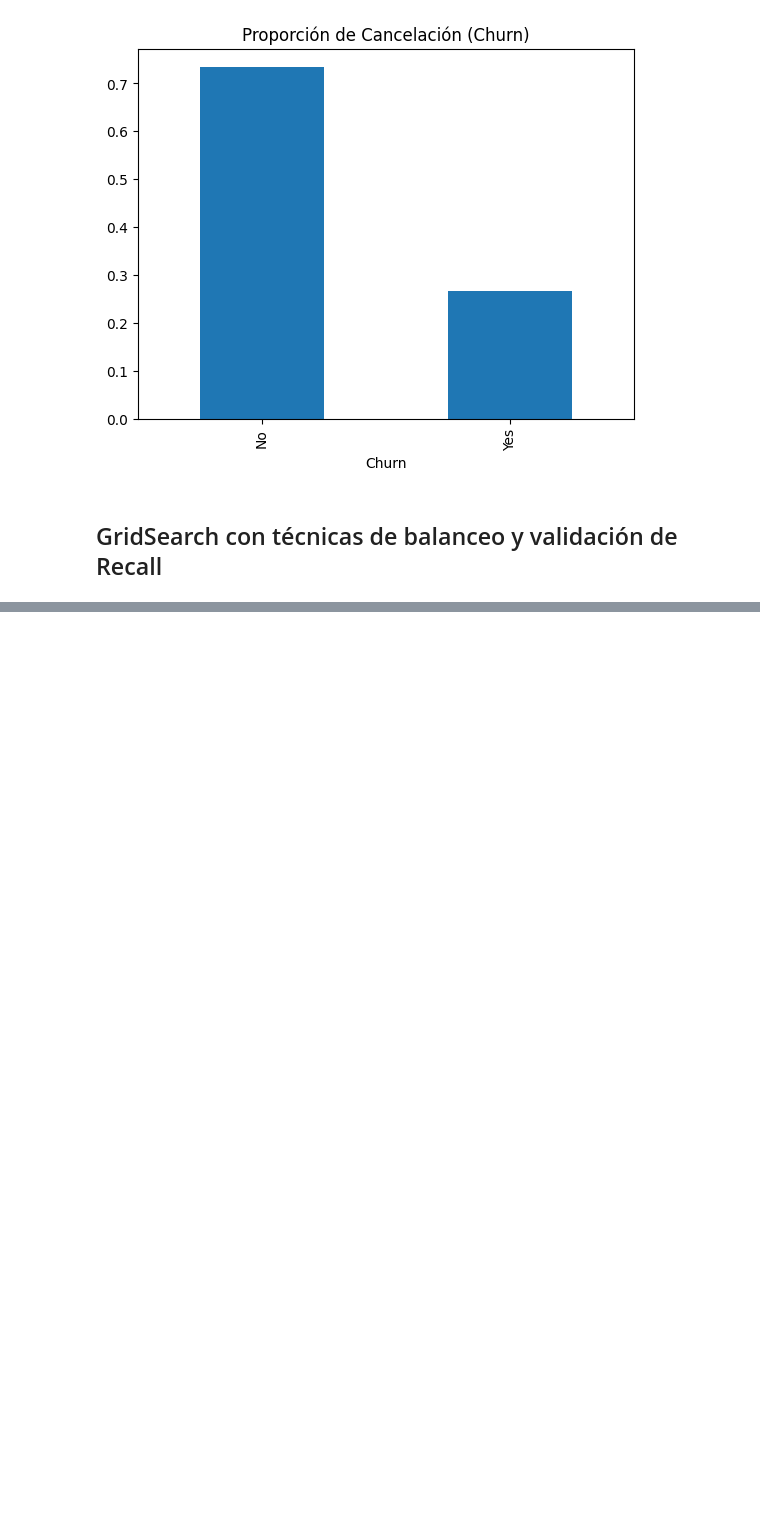
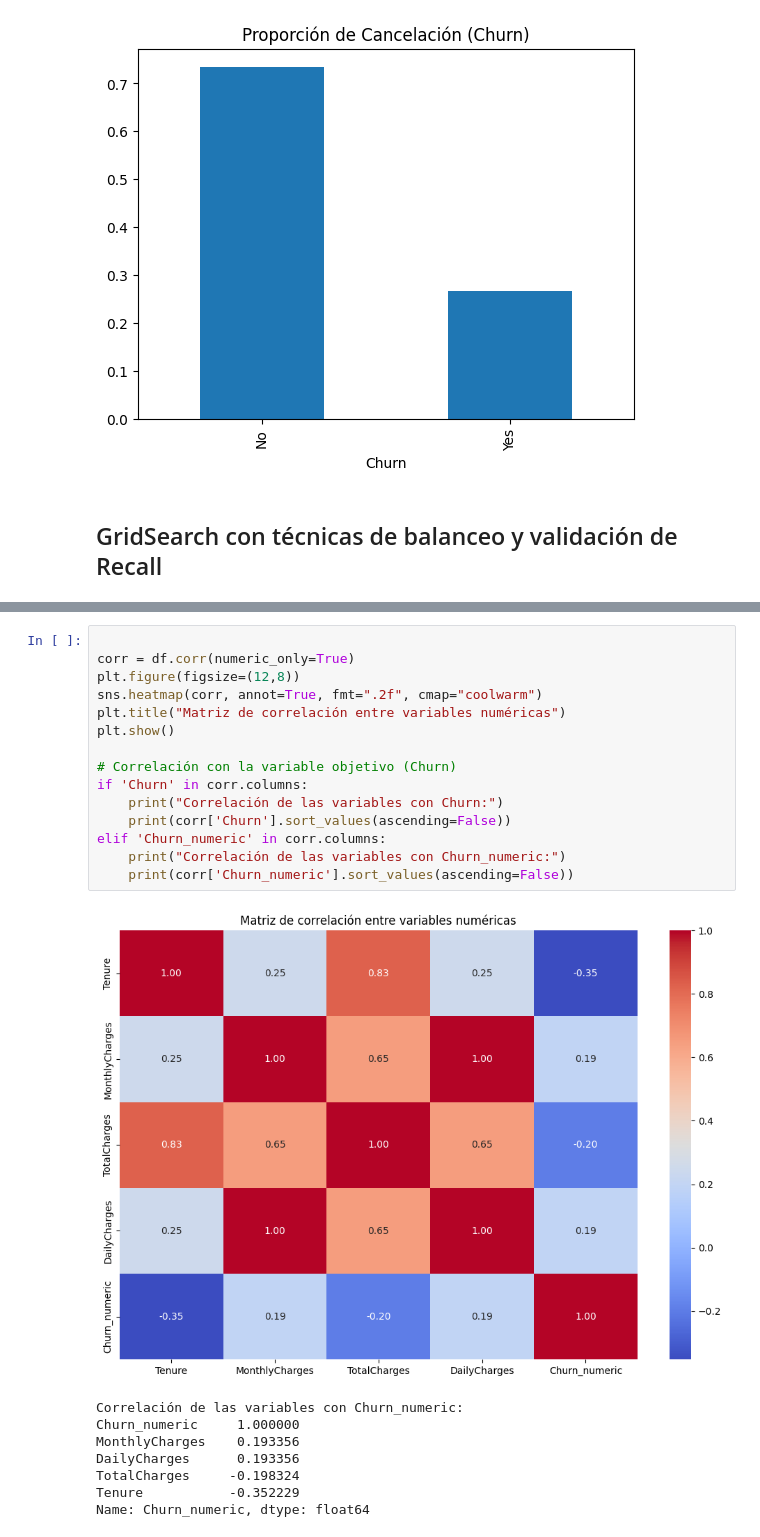
Before and after one commit to AnnaPChop/Churn-de-clientes_Machine_Learning, a Jupyter notebook: analisis_ml.ipynb, the cells around one changed output, grey strips where cells are left out. Saved outputs shown, nothing was run; the diff lists cells and outputs as text; blank space fills up the shorter version.

```diff
--- a/analisis_ml.ipynb
+++ b/analisis_ml.ipynb
@@ -251,0 +265,24 @@ Recall=0.9529 | Precision=0.3931 | F1=0.5566
+# %%
+
+corr = df.corr(numeric_only=True)
+plt.figure(figsize=(12,8))
+sns.heatmap(corr, annot=True, fmt=".2f", cmap="coolwarm")
+plt.title("Matriz de correlación entre variables numéricas")
+plt.show()
+
+# Correlación con la variable objetivo (Churn)
+if 'Churn' in corr.columns:
+    print("Correlación de las variables con Churn:")
+    print(corr['Churn'].sort_values(ascending=False))
+elif 'Churn_numeric' in corr.columns:
+    print("Correlación de las variables con Churn_numeric:")
+    print(corr['Churn_numeric'].sort_values(ascending=False))
+# %% [output]
+[figure, added]
+Correlación de las variables con Churn_numeric:
+Churn_numeric     1.000000
+MonthlyCharges    0.193356
+DailyCharges      0.193356
+TotalCharges     -0.198324
+Tenure           -0.352229
+Name: Churn_numeric, dtype: float64
```
Also changed, not shown: parts of 10 cells of this notebook.
